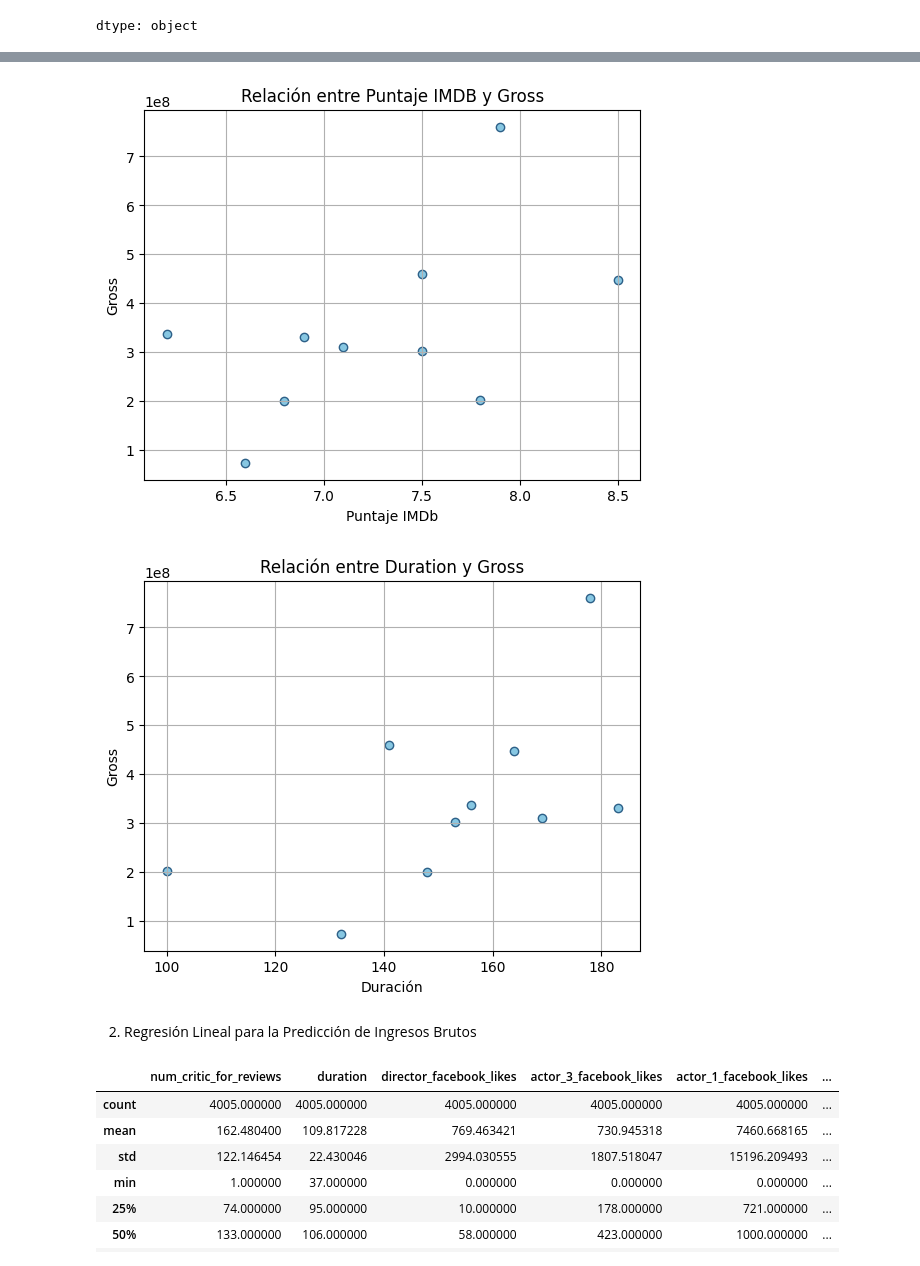
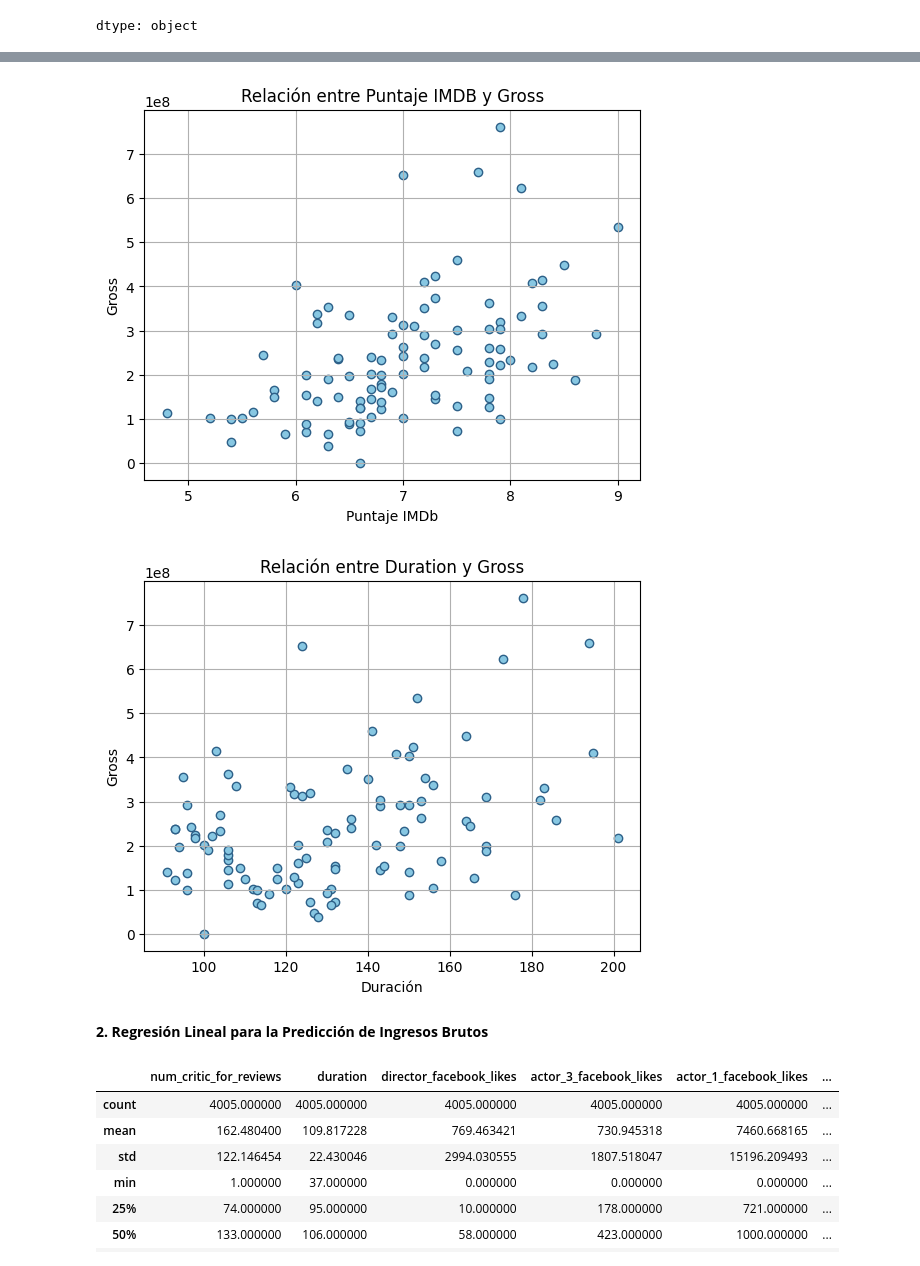
Before and after one commit to J-Vinasco/Project-1, a Jupyter notebook: MISIÓN_2.ipynb, the cells around one changed output, grey strips where cells are left out. Cells and saved outputs as stored; diff of their text form; code cells hidden in the pictures.

```diff
--- a/MISIÓN_2.ipynb
+++ b/MISIÓN_2.ipynb
@@ -224,28 +224,28 @@ plt.show()
 # %%
 # Gráfico de dispersión entre imdb_score y gross.
-plt.scatter (dataset['imdb_score'].head(10), dataset['gross'].head(10), color= '#87c7e2', edgecolor= '#2d6088')
+plt.scatter (dataset['imdb_score'].head(100), dataset['gross'].head(100), color= '#87c7e2', edgecolor= '#2d6088')
 plt.title('Relación entre Puntaje IMDB y Gross')
 plt.xlabel('Puntaje IMDb')
 plt.grid(True)
 plt.ylabel('Gross')
 plt.show()
 # %% [output]
-[figure, old version]
+[figure, new version]
 # %%
 # Gráfico de dispersión entre duración y gross.
-plt.scatter (dataset['duration'].head(10), dataset['gross'].head(10), color= '#87c7e2', edgecolor= '#2d6088')
+plt.scatter (dataset['duration'].head(100), dataset['gross'].head(100), color= '#87c7e2', edgecolor= '#2d6088')
 plt.title('Relación entre Duration y Gross')
 plt.xlabel('Duración')
 plt.grid(True)
 plt.ylabel('Gross')
 plt.show()
 # %% [output]
-[figure, old version]
+[figure, new version]
 # %%
 # Descargar un nuevo archivo limpio
 dataset.to_csv('movies_clean.csv', index=False)
 # %% [markdown]
-2. Regresión Lineal para la Predicción de Ingresos Brutos
+**2. Regresión Lineal para la Predicción de Ingresos Brutos**
 # %%
 dataset2 = pd.read_csv('/content/movies_clean.csv')
 dataset2.describe()
```
Also changed, not shown: parts of 2 cells of this notebook.
